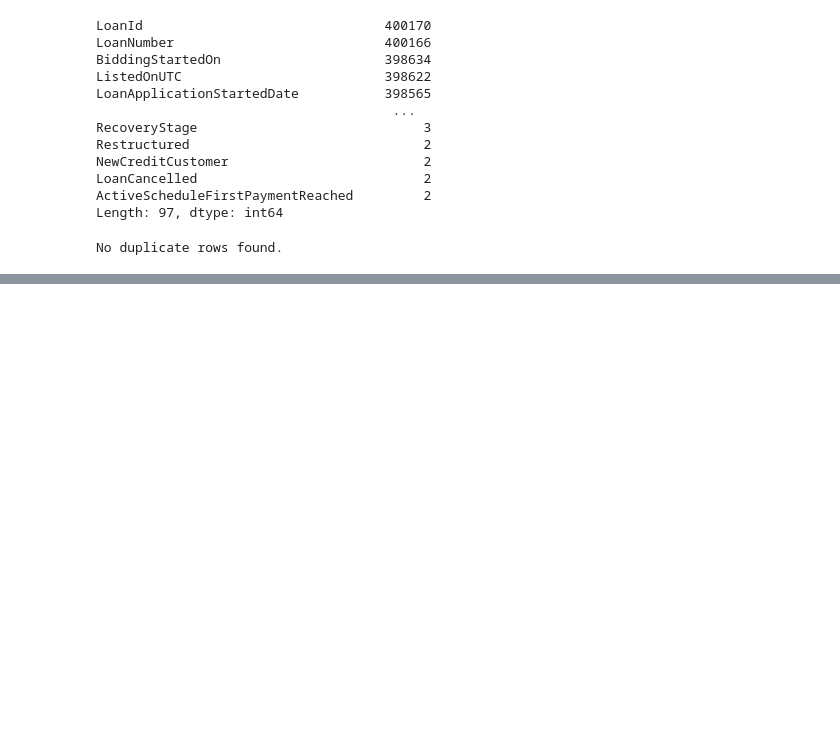
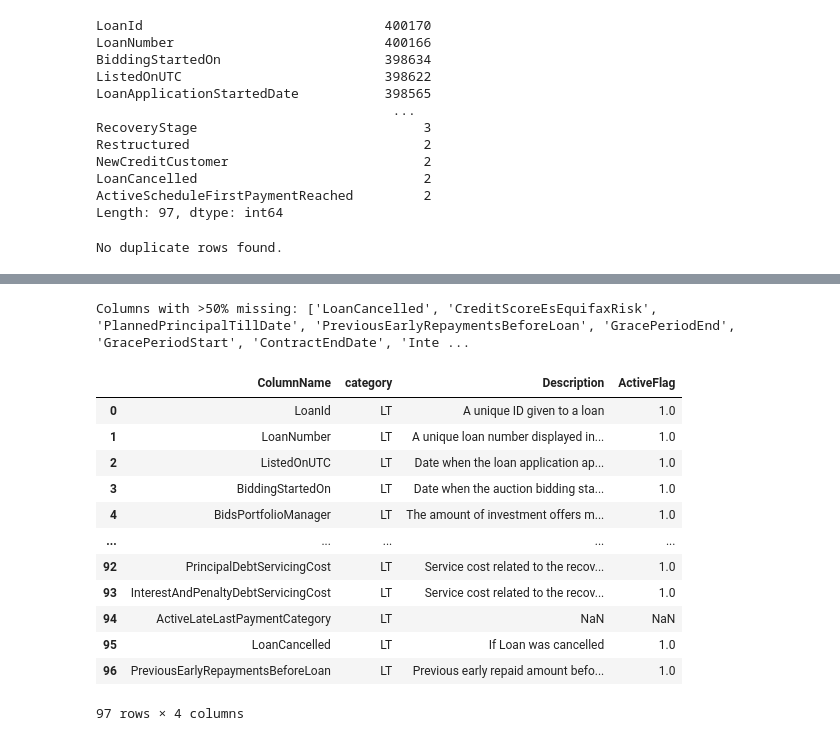
Before and after one commit to Thomas-mp4/p2p-credit-risk, a Jupyter notebook: 01_data_understanding.ipynb, the cells around one changed output, grey strips where cells are left out. Cells and saved outputs as stored; diff of their text form; code cells hidden in the pictures; blank space fills up the shorter version.

```diff
--- a/01_data_understanding.ipynb
+++ b/01_data_understanding.ipynb
@@ -156,0 +274,53 @@ No duplicate rows found.
+# %%
+# For grouping purposes
+quoted_cols = [f'"{col}"' for col in df_copy.columns]
+
+# build and export
+cols_df = pd.DataFrame(quoted_cols, columns=['ColumnName'])
+cols_df.to_excel("data/bondora_loans_transposed_new.xlsx", index=False, header=False)
+# %%
+high_missing = missing_df[missing_df["MissingPercent"] > 50]
+cols_to_drop = high_missing["Column"].tolist()
+print("Columns with >50% missing:", cols_to_drop)
+# %% [output]
+Columns with >50% missing: ['LoanCancelled', 'CreditScoreEsEquifaxRisk', 'PlannedPrincipalTillDate', 'PreviousEarlyRepaymentsBeforeLoan', 'GracePeriodEnd', 'GracePeriodStart', 'ContractEndDate', 'Inte ...
+# %%
+import numpy as np
+
+read_extra = pd.read_excel(
+    "data/Descriptions_columns.xlsx",
+    header=0,
+)
+
+read_extra = read_extra.rename(columns={"Name": "ColumnName"})
+read_extra = read_extra.rename(columns={"Additional": "AdditionalInfo"})
+#
+for x in read_extra.index:
+    info = str(read_extra.at[x, "AdditionalInfo"])
+    if "Obsolete" in info:
+        read_extra.at[x, "ActiveFlag"] = 0
+    else:
+        read_extra.at[x, "ActiveFlag"] = 1
+
+merged_df = pd.merge(
+    cols_df,
+    read_extra[["ColumnName", "Description", "ActiveFlag"]],
+    on="ColumnName",
+    how="left"
+)
+
+merged_df
+# %% [output]
+|  | ColumnName | category | Description | ActiveFlag |
+| 0 | LoanId | LT | A unique ID given to a loan | 1.0 |
+| 1 | LoanNumber | LT | A unique loan number displayed in... | 1.0 |
+| 2 | ListedOnUTC | LT | Date when the loan application ap... | 1.0 |
+| 3 | BiddingStartedOn | LT | Date when the auction bidding sta... | 1.0 |
+| 4 | BidsPortfolioManager | LT | The amount of investment offers m... | 1.0 |
+| ... | ... | ... | ... | ... |
+| 92 | PrincipalDebtServicingCost | LT | Service cost related to the recov... | 1.0 |
+| 93 | InterestAndPenaltyDebtServicingCost | LT | Service cost related to the recov... | 1.0 |
+| 94 | ActiveLateLastPaymentCategory | LT | NaN | NaN |
+| 95 | LoanCancelled | LT | If Loan was cancelled | 1.0 |
+| 96 | PreviousEarlyRepaymentsBeforeLoan | LT | Previous early repaid amount befo... | 1.0 |
+97 rows × 4 columns
```
Also changed, not shown: parts of 6 cells of this notebook.
